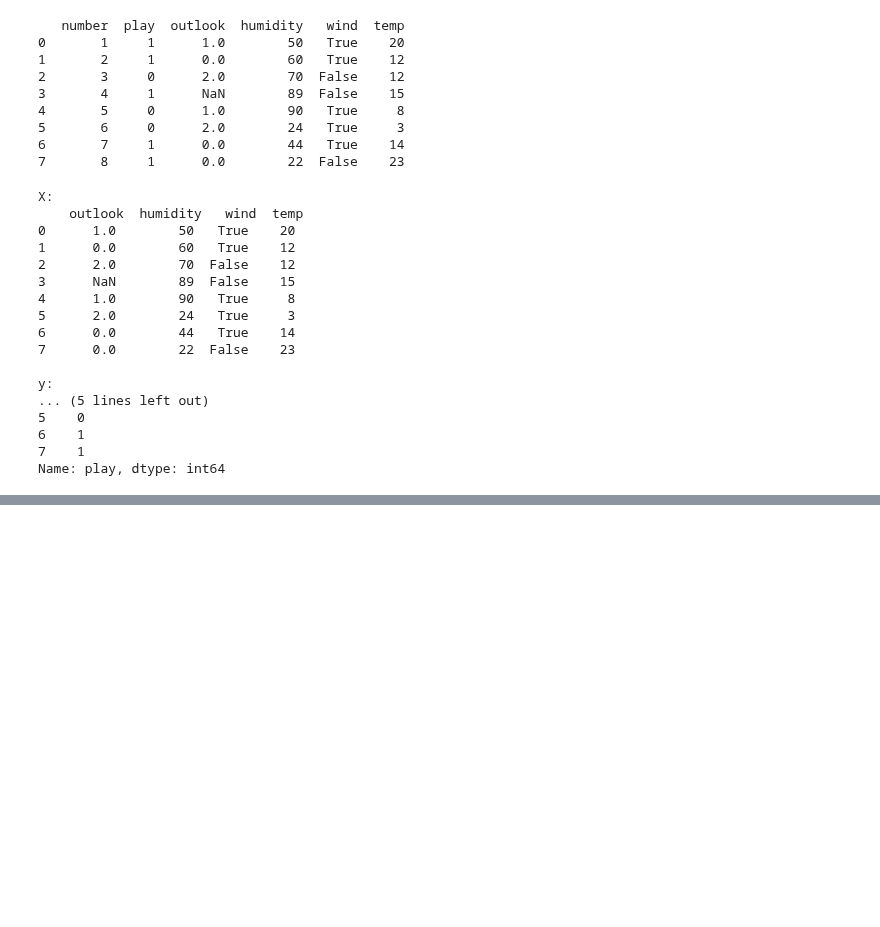
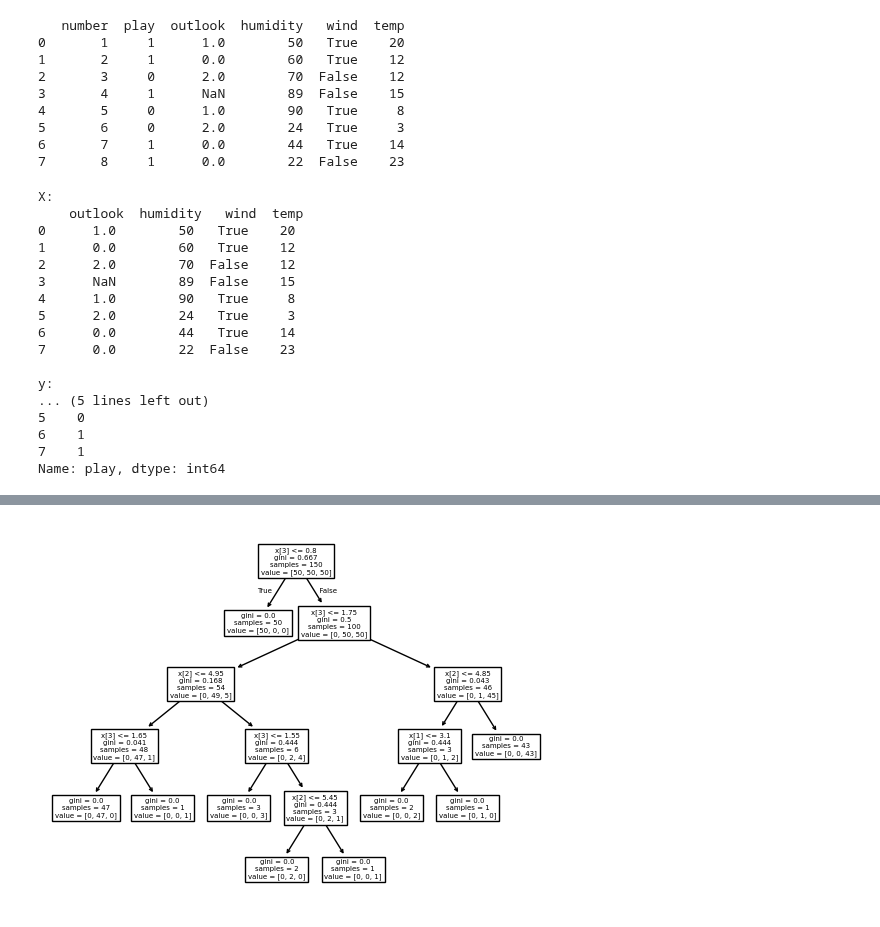
Before and after one commit to KyleKinsella/Data-Science-Machine-Learning-Code, a Jupyter notebook: Decision-Tree-Coding/learningDecisionTrees.ipynb, the cells around one changed output, grey strips where cells are left out. Saved outputs shown, nothing was run; the diff lists cells and outputs as text; code cells hidden in the pictures; blank space fills up the shorter version.

```diff
--- a/Decision-Tree-Coding/learningDecisionTrees.ipynb
+++ b/Decision-Tree-Coding/learningDecisionTrees.ipynb
@@ -189,0 +631,17 @@ sys.stdout.flush()
+# %%
+# I have encountered a problem my above image is showing
+# but it is not showing what is in the decision
+
+# now I am going to try and fix this isssue
+
+iris = datasets.load_iris()
+XVAL = iris.data
+y = iris.target
+# %%
+sportsTree = DecisionTreeClassifier()
+sportsTree = sportsTree.fit(XVAL, y)
+# %%
+tree.plot_tree(sportsTree)
+plt.show()
+# %% [output]
+[figure, added]
```
Also changed, not shown: parts of 47 cells of this notebook, 1 other file.
